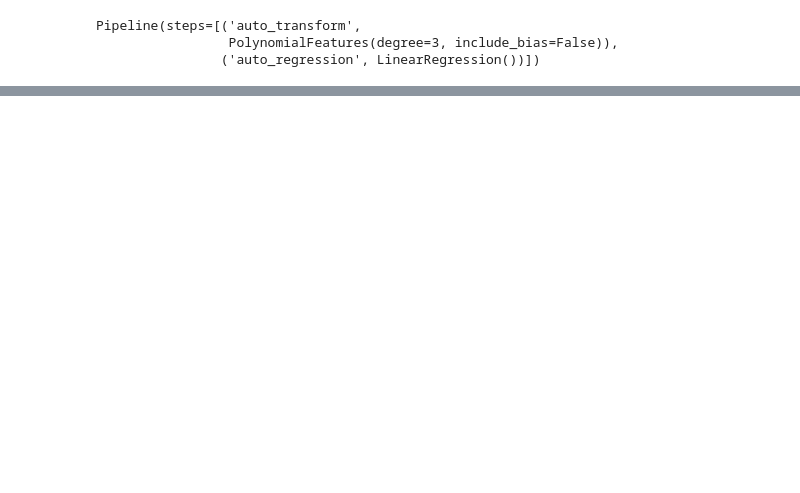
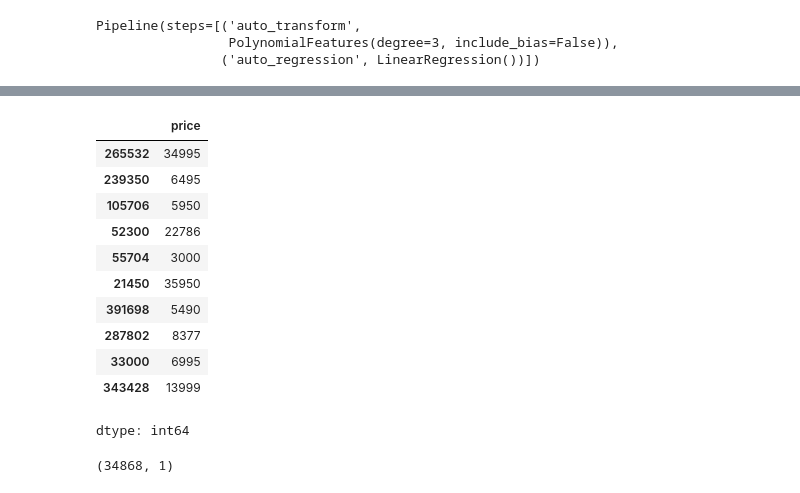
Before and after one commit to hemantborse/Practical-Application---Car-Pricing, a Jupyter notebook: Car_price.ipynb, the cells around one changed output, grey strips where cells are left out. Drawn from its saved outputs; the diff is of its cells as text; code cells hidden in the pictures; blank space fills up the shorter version.

```diff
--- a/Car_price.ipynb
+++ b/Car_price.ipynb
@@ -430,0 +468,19 @@ print(mse)
+# %%
+y_train
+# %% [output]
+|  | price |
+| 265532 | 34995 |
+| 239350 | 6495 |
+| 105706 | 5950 |
+| 52300 | 22786 |
+| 55704 | 3000 |
+| 21450 | 35950 |
+| 391698 | 5490 |
+| 287802 | 8377 |
+| 33000 | 6995 |
+| 343428 | 13999 |
+dtype: int64
+# %%
+X.shape
+# %% [output]
+(34868, 1)
```
Also changed, not shown: parts of 8 cells of this notebook.
